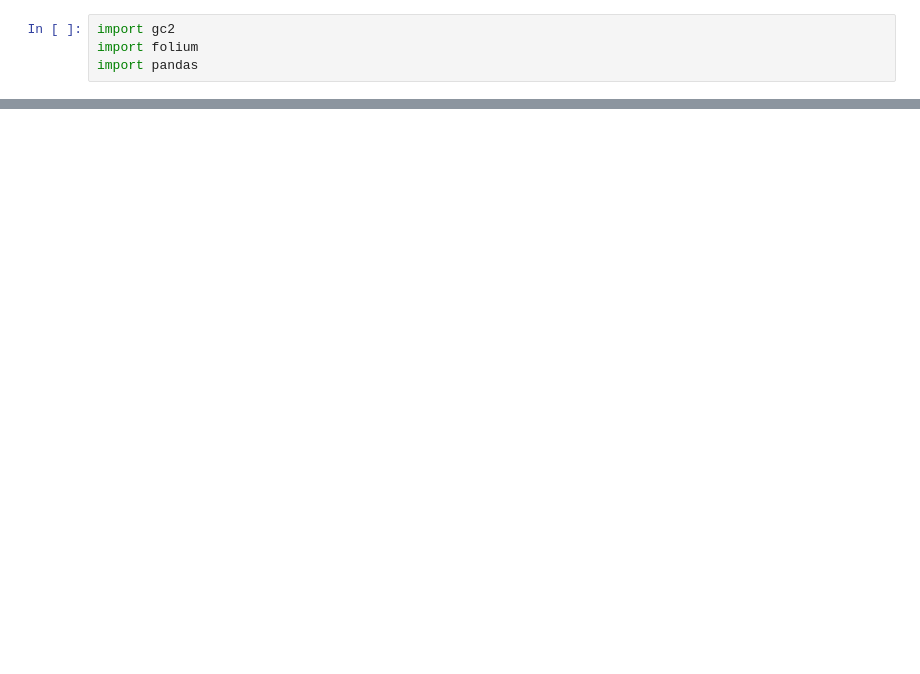
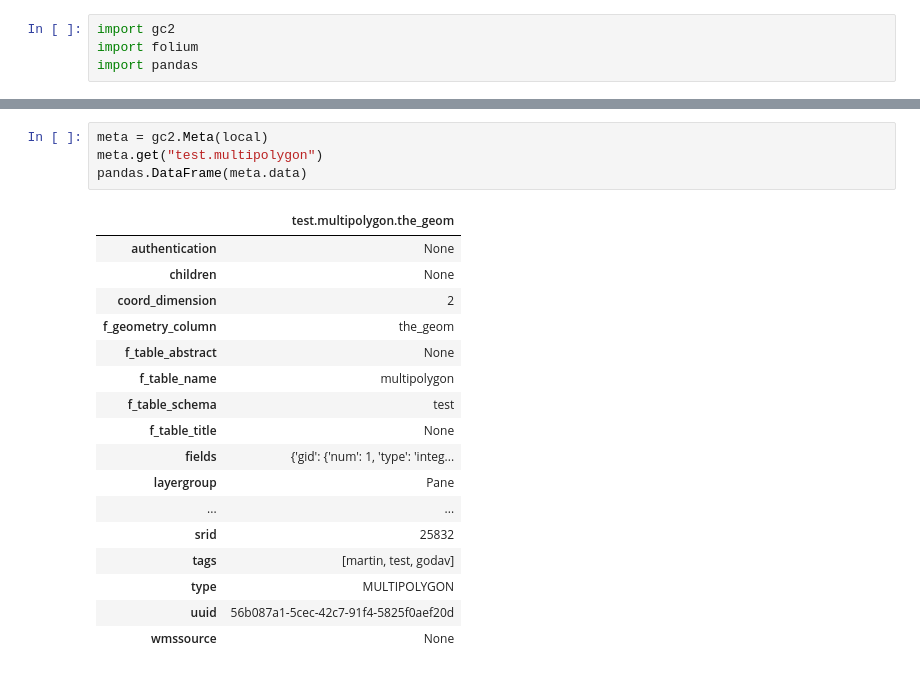
Before and after one commit to mapcentia/gc2-python-client, a Jupyter notebook: test.ipynb, the cells around one changed output, grey strips where cells are left out. Drawn from its saved outputs; the diff is of its cells as text; blank space fills up the shorter version.

```diff
--- a/test.ipynb
+++ b/test.ipynb
@@ -27 +34,23 @@ Så initialiseres et Sql objekt, som gør det muligt at køre SQL statements
+# %%
+meta = gc2.Meta(local)
+meta.get("test.multipolygon")
+pandas.DataFrame(meta.data)
+# %% [output]
+|  | test.multipolygon.the_geom |
+| authentication | None |
+| children | None |
+| coord_dimension | 2 |
+| f_geometry_column | the_geom |
+| f_table_abstract | None |
+| f_table_name | multipolygon |
+| f_table_schema | test |
+| f_table_title | None |
+| fields | {'gid': {'num': 1, 'type': 'integ... |
+| layergroup | Pane |
+| ... | ... |
+| srid | 25832 |
+| tags | [martin, test, godav] |
+| type | MULTIPOLYGON |
+| uuid | 56b087a1-5cec-42c7-91f4-5825f0aef20d |
+| wmssource | None |
 # %%
```
Also changed, not shown: parts of 13 cells of this notebook.
